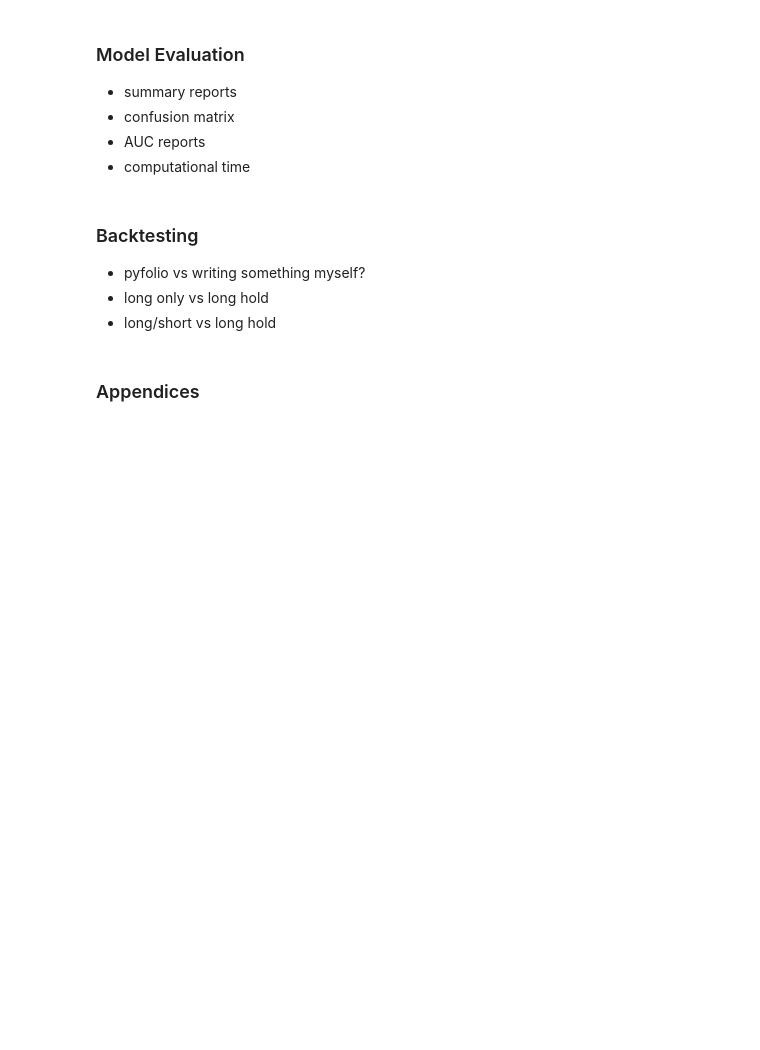
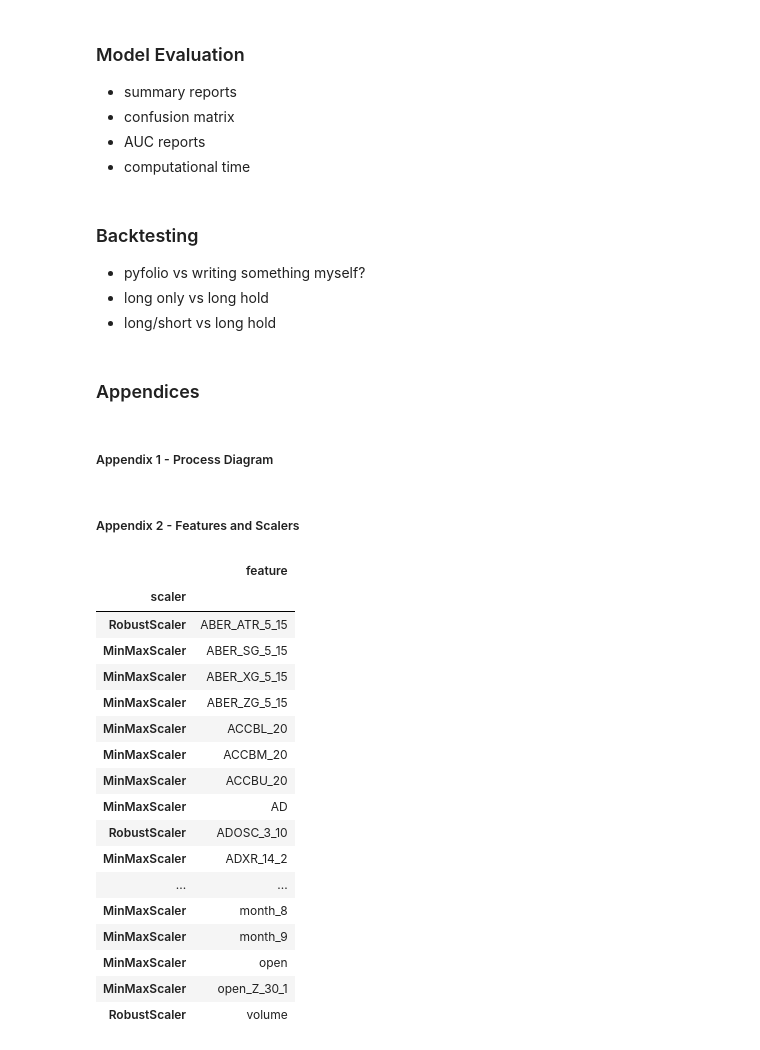
Before and after one commit to will-j-c/cqf_final_project_DL, a Jupyter notebook: report.ipynb, the cells around one changed output. Cells and saved outputs as stored; diff of their text form; code cells hidden in the pictures; blank space fills up the shorter version.

Commit message:
chore: continued write up, saved scalers

```diff
--- a/report.ipynb
+++ b/report.ipynb
@@ -283,3 +367,29 @@ Before applying the chosen sclaing methods to each column, the data needs to be
 - long/short vs long hold
 # %% [markdown]
 ### Appendices
+# %% [markdown]
+##### Appendix 1 - Process Diagram
+# %% [markdown]
+##### Appendix 2 - Features and Scalers
+# %%
+appendix_2 = pd.read_csv('static/scalers.csv', index_col='scaler')
+appendix_2
+# %% [output]
+|  | feature |
+| scaler |  |
+| RobustScaler | ABER_ATR_5_15 |
+| MinMaxScaler | ABER_SG_5_15 |
+| MinMaxScaler | ABER_XG_5_15 |
+| MinMaxScaler | ABER_ZG_5_15 |
+| MinMaxScaler | ACCBL_20 |
+| MinMaxScaler | ACCBM_20 |
+| MinMaxScaler | ACCBU_20 |
+| MinMaxScaler | AD |
+| RobustScaler | ADOSC_3_10 |
+| MinMaxScaler | ADXR_14_2 |
+| ... | ... |
+| MinMaxScaler | month_8 |
+| MinMaxScaler | month_9 |
+| MinMaxScaler | open |
+| MinMaxScaler | open_Z_30_1 |
+| RobustScaler | volume |
```
Also changed, not shown: parts of 11 cells of this notebook, 37 other files.
